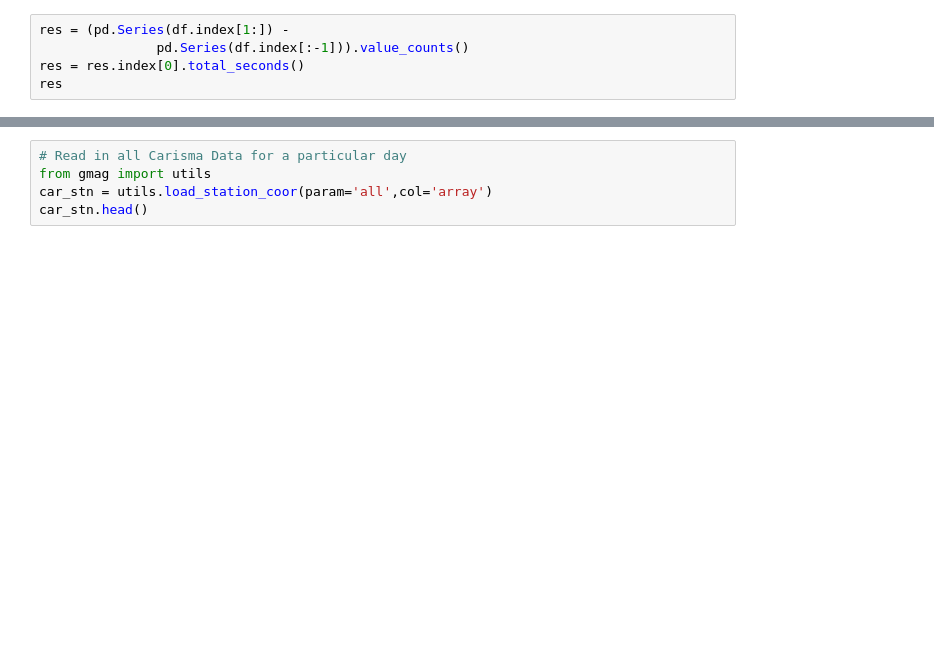
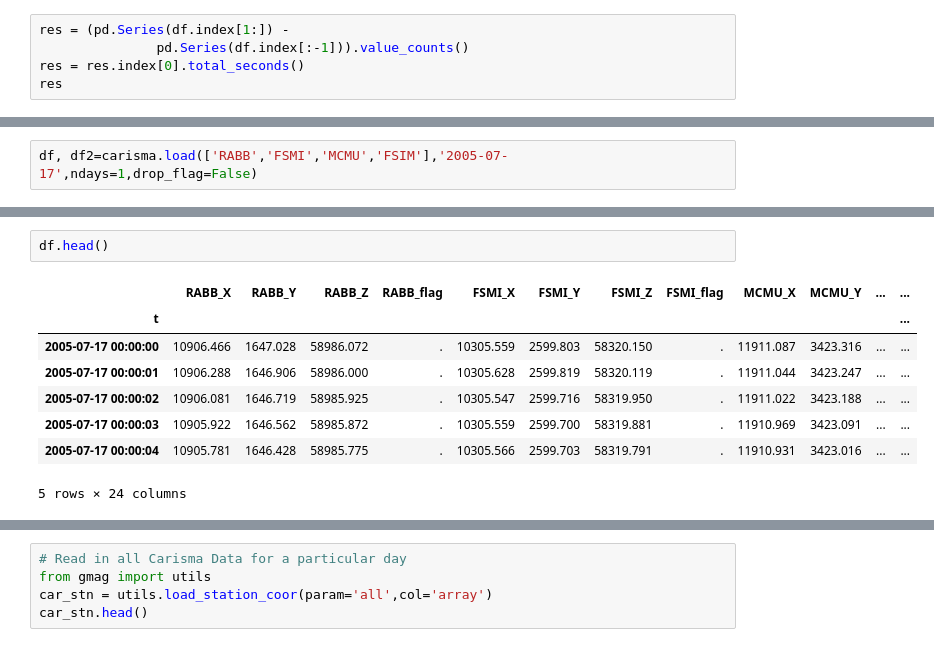
Before and after one commit to kylermurphy/gmag, a Jupyter notebook: notebooks/CARISMA_example.ipynb, the cells around one changed output, grey strips where cells are left out. Cells and saved outputs as stored; diff of their text form; blank space fills up the shorter version.

```diff
--- a/notebooks/CARISMA_example.ipynb
+++ b/notebooks/CARISMA_example.ipynb
@@ -59,0 +64,2 @@ plt.plot(df['GILL_H'])
+# %%
+df, df2=carisma.load(['RABB','FSMI','MCMU','FSIM'],'2005-07-17',ndays=1,drop_flag=False)
@@ -59,0 +79,11 @@ plt.plot(df['GILL_H'])
+# %%
+df.head()
+# %% [output]
+|  | RABB_X | RABB_Y | RABB_Z | RABB_flag | FSMI_X | FSMI_Y | FSMI_Z | FSMI_flag | MCMU_X | MCMU_Y | ... | ... |
+| t |  |  |  |  |  |  |  |  |  |  |  | ... |
+| 2005-07-17 00:00:00 | 10906.466 | 1647.028 | 58986.072 | . | 10305.559 | 2599.803 | 58320.150 | . | 11911.087 | 3423.316 | ... | ... |
+| 2005-07-17 00:00:01 | 10906.288 | 1646.906 | 58986.000 | . | 10305.628 | 2599.819 | 58320.119 | . | 11911.044 | 3423.247 | ... | ... |
+| 2005-07-17 00:00:02 | 10906.081 | 1646.719 | 58985.925 | . | 10305.547 | 2599.716 | 58319.950 | . | 11911.022 | 3423.188 | ... | ... |
+| 2005-07-17 00:00:03 | 10905.922 | 1646.562 | 58985.872 | . | 10305.559 | 2599.700 | 58319.881 | . | 11910.969 | 3423.091 | ... | ... |
+| 2005-07-17 00:00:04 | 10905.781 | 1646.428 | 58985.775 | . | 10305.566 | 2599.703 | 58319.791 | . | 11910.931 | 3423.016 | ... | ... |
+5 rows × 24 columns
```
Also changed, not shown: parts of 8 cells of this notebook, 3 other files.
